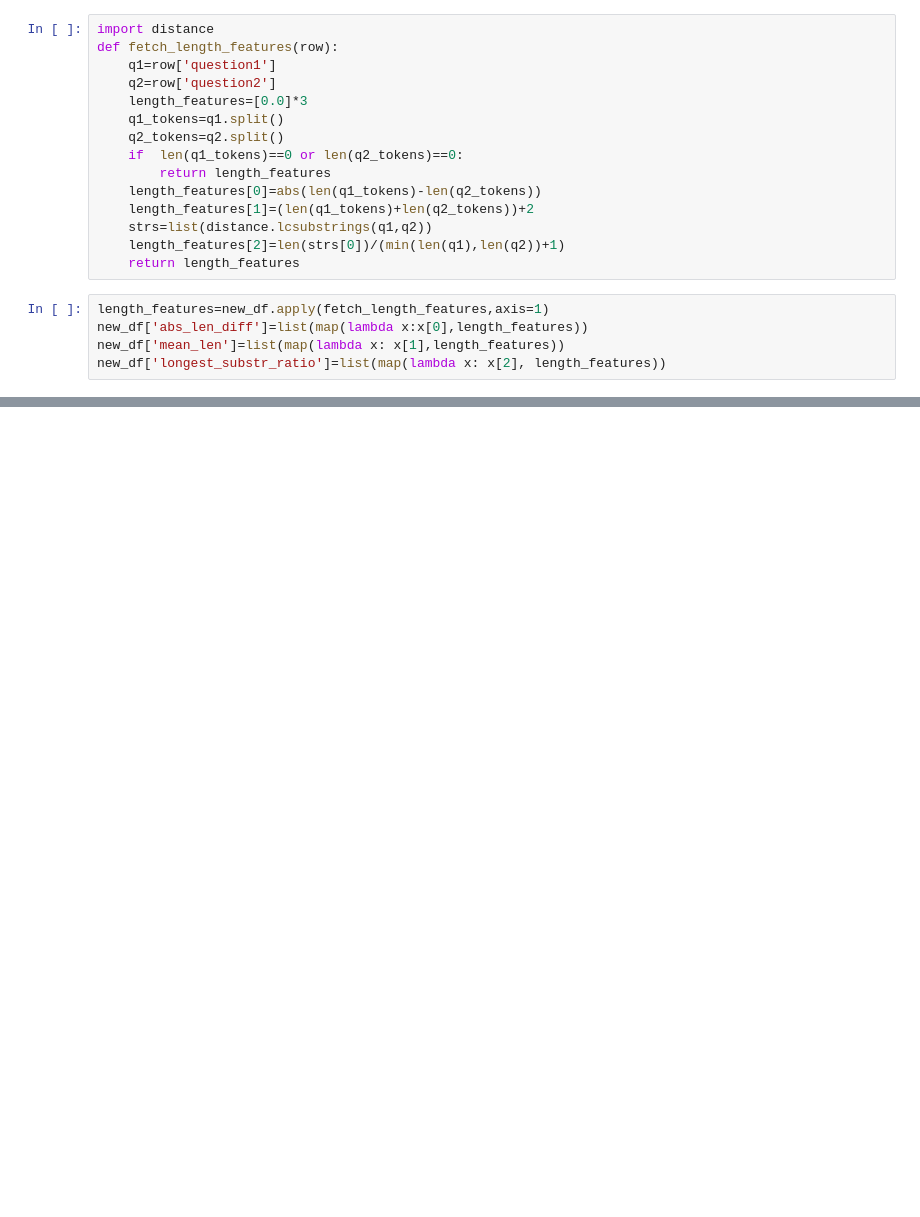
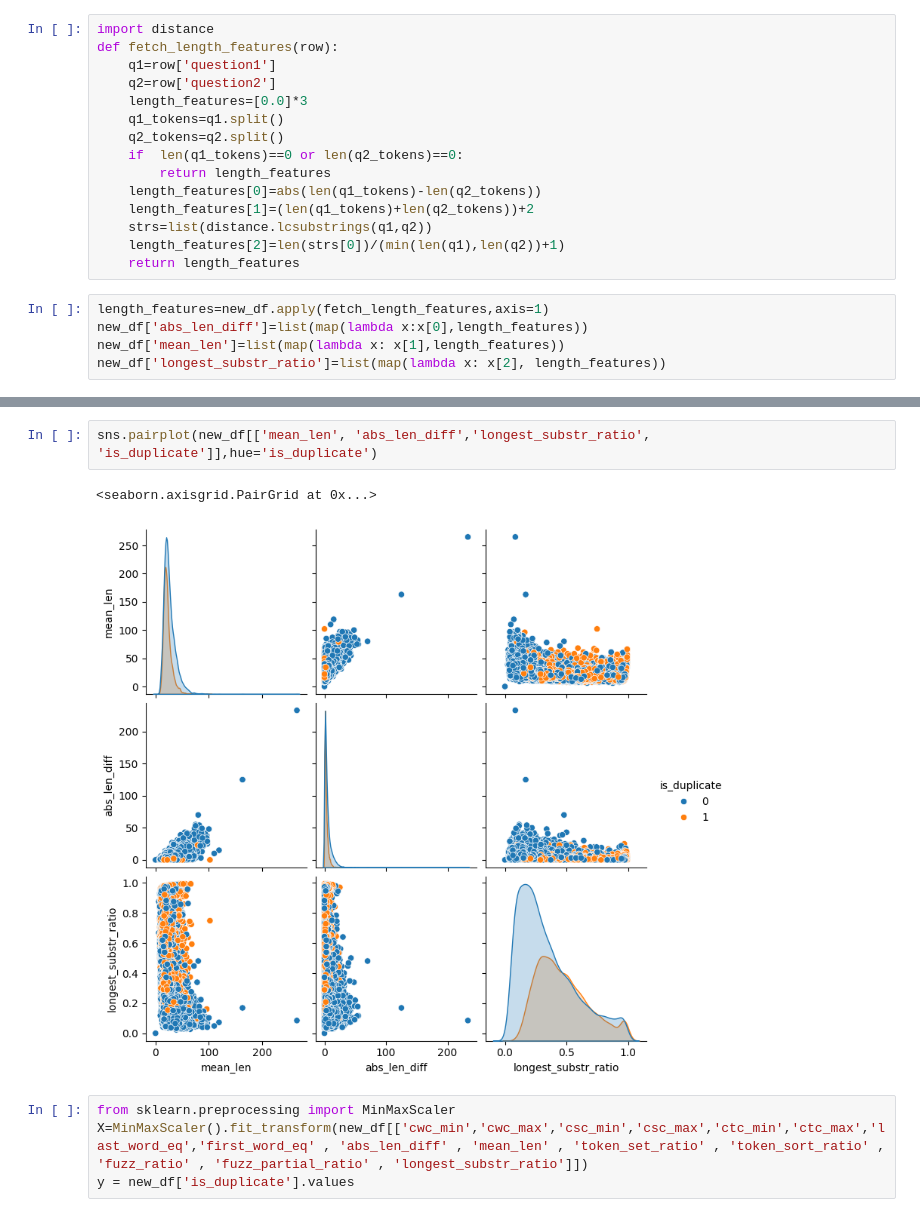
Before and after one commit to EmonKarmaker/Duplicate_Question_Pairs, a Jupyter notebook: bow_with_preprocessising_and_advance_features.ipynb, the cells around one changed output, grey strips where cells are left out. Saved outputs shown, nothing was run; the diff lists cells and outputs as text; blank space fills up the shorter version.

```diff
--- a/bow_with_preprocessising_and_advance_features.ipynb
+++ b/bow_with_preprocessising_and_advance_features.ipynb
@@ -372,0 +416,9 @@ new_df['longest_substr_ratio']=list(map(lambda x: x[2], length_features))
+# %%
+sns.pairplot(new_df[['mean_len', 'abs_len_diff','longest_substr_ratio', 'is_duplicate']],hue='is_duplicate')
+# %% [output]
+<seaborn.axisgrid.PairGrid at 0x...>
+[figure, added]
+# %%
+from sklearn.preprocessing import MinMaxScaler
+X=MinMaxScaler().fit_transform(new_df[['cwc_min','cwc_max','csc_min','csc_max','ctc_min','ctc_max','last_word_eq','first_word_eq' , 'abs_len_diff' , 'mean_len' , 'token_set_ratio' , 'token_sort_ratio' ,  'fuzz_ratio' , 'fuzz_partial_ratio' , 'longest_substr_ratio']])
+y = new_df['is_duplicate'].values
```
Also changed, not shown: parts of 26 cells of this notebook.
